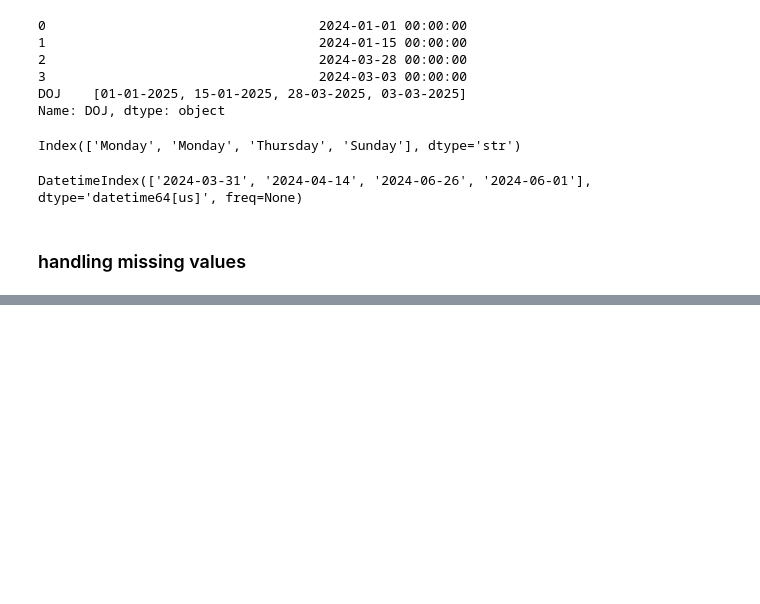
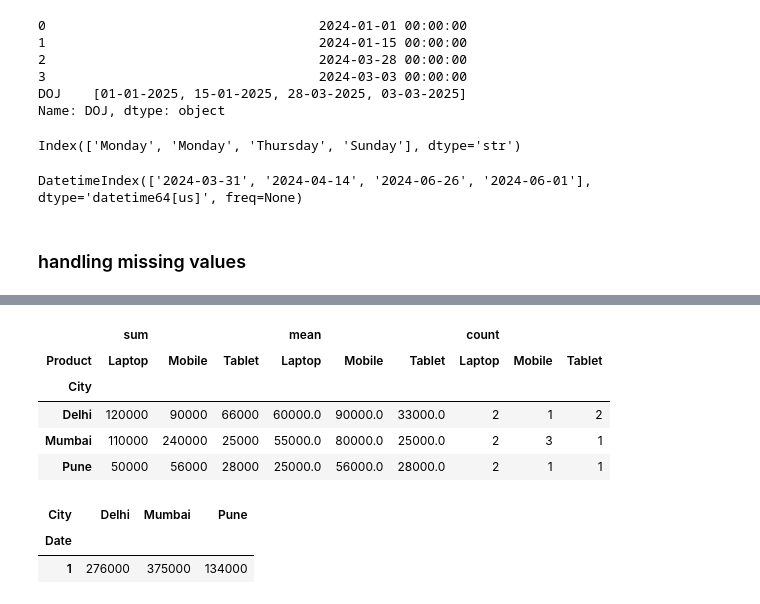
Before and after one commit to rahulgoraksha/python-revision-experiments, a Jupyter notebook: libraries/pandas.ipynb, the cells around one changed output, grey strips where cells are left out. Cells and saved outputs as stored; diff of their text form; code cells hidden in the pictures; blank space fills up the shorter version.

```diff
--- a/libraries/pandas.ipynb
+++ b/libraries/pandas.ipynb
@@ -406,0 +615,27 @@ DatetimeIndex(['2024-03-31', '2024-04-14', '2024-06-26', '2024-06-01'], dtype='d
+# %%
+pd.pivot_table(
+    df,
+    values="Revenue",
+    index="City",
+    columns="Product",
+    aggfunc=["sum","mean","count"]
+)
+# %% [output]
+|  | sum |  |  | mean |  |  | count |  |  |
+| Product | Laptop | Mobile | Tablet | Laptop | Mobile | Tablet | Laptop | Mobile | Tablet |
+| City |  |  |  |  |  |  |  |  |  |
+| Delhi | 120000 | 90000 | 66000 | 60000.0 | 90000.0 | 33000.0 | 2 | 1 | 2 |
+| Mumbai | 110000 | 240000 | 25000 | 55000.0 | 80000.0 | 25000.0 | 2 | 3 | 1 |
+| Pune | 50000 | 56000 | 28000 | 25000.0 | 56000.0 | 28000.0 | 2 | 1 | 1 |
+# %%
+pd.pivot_table(
+    df,
+    values="Revenue",
+    index=df["Date"].dt.month,
+    columns="City",
+    aggfunc="sum"
+)
+# %% [output]
+| City | Delhi | Mumbai | Pune |
+| Date |  |  |  |
+| 1 | 276000 | 375000 | 134000 |
```
Also changed, not shown: parts of 29 cells of this notebook, 1 other file.
